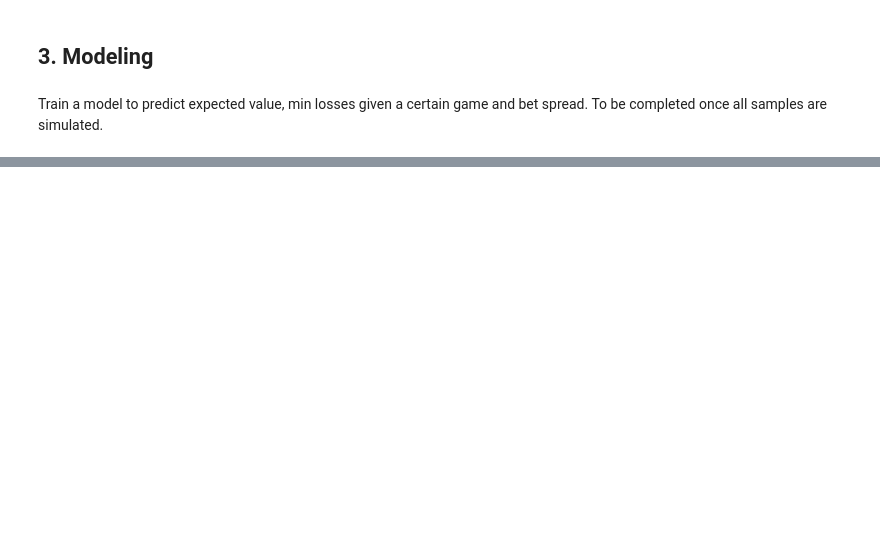
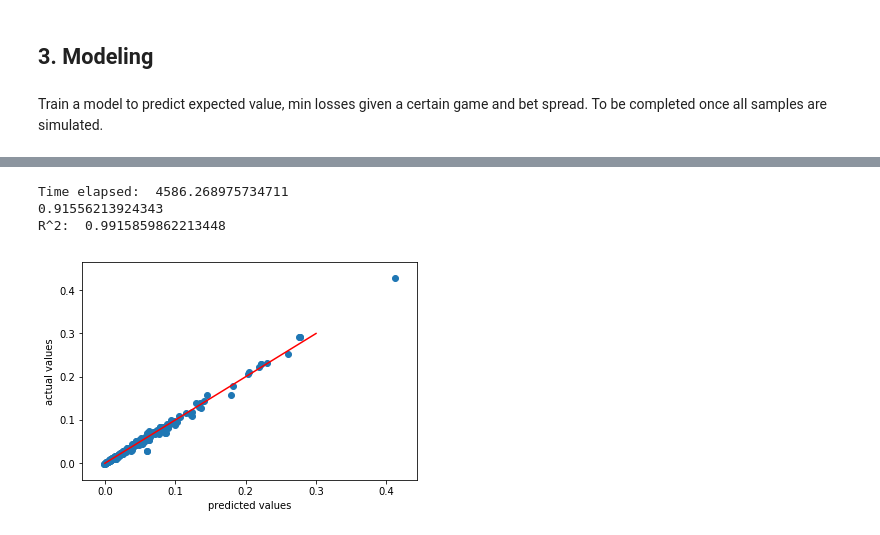
Before and after one commit to scatkinson/BlackjackSimulator, a Jupyter notebook: BlackjackML.ipynb, the cells around one changed output, grey strips where cells are left out. Saved outputs shown, nothing was run; the diff lists cells and outputs as text; code cells hidden in the pictures; blank space fills up the shorter version.

```diff
--- a/BlackjackML.ipynb
+++ b/BlackjackML.ipynb
@@ -329,0 +408,53 @@ Train a model to predict expected value, min losses given a certain game and bet
+# %%
+# gridsearch EV with RandomForest
+
+
+start = time.time()
+
+steps = [('RF', RandomForestRegressor(random_state=2))]
+
+n_est = [int(n) for n in np.logspace(start=1,stop=3, num=10)]
+
+criteria = ['mse', 'mae']
+
+depths = [int(n) for n in np.logspace(start=1, stop=2, num=10)]
+
+num_features = ['auto','sqrt','log2']
+
+RF_params = {'RF__n_estimators': n_est,
+            'RF__criterion': criteria,
+            'RF__max_depth': depths,
+            'RF__max_features': num_features
+            }
+
+RF_pipe = Pipeline(steps)
+
+RF_EV_cv = GridSearchCV(RF_pipe, param_grid=RF_params, cv=3)
+
+RF_EV_cv.fit(X_train,EV_train)
+
+end = time.time()
+
+
+
+print('Time elapsed: ', end-start)
+
+RF_EV_df = pd.DataFrame(RF_EV_cv.cv_results_)
+RF_EV_df.to_csv('BJ_regression/RF_EV_cv_results.csv')
+print(RF_EV_cv.best_score_)
+
+RF_EV = RF_EV_cv.best_estimator_
+RF_EV.fit(X_train,EV_train)
+EV_pred = RF_EV.predict(X_test)
+print('R^2: ', r2_score(EV_test,EV_pred))
+
+plt.scatter(EV_pred, EV_test)
+plt.plot([0,0.3],[0,0.3], c='r')
+plt.xlabel('predicted values')
+plt.ylabel('actual values')
+plt.show()
+# %% [output]
+Time elapsed:  4586.268975734711
+0.91556213924343
+R^2:  0.9915859862213448
+[figure, added]
```
Also changed, not shown: parts of 13 cells of this notebook.
